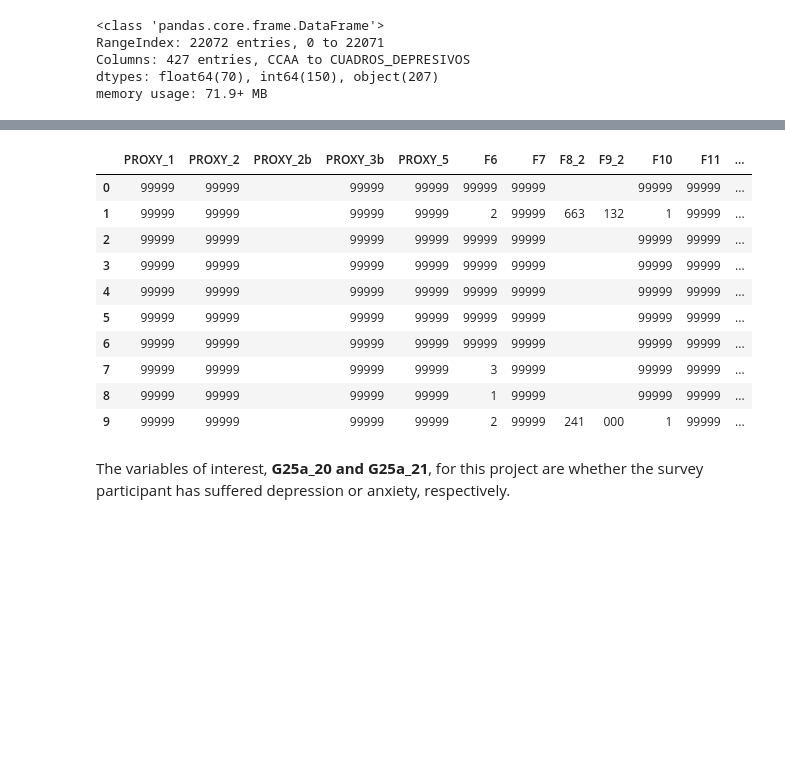
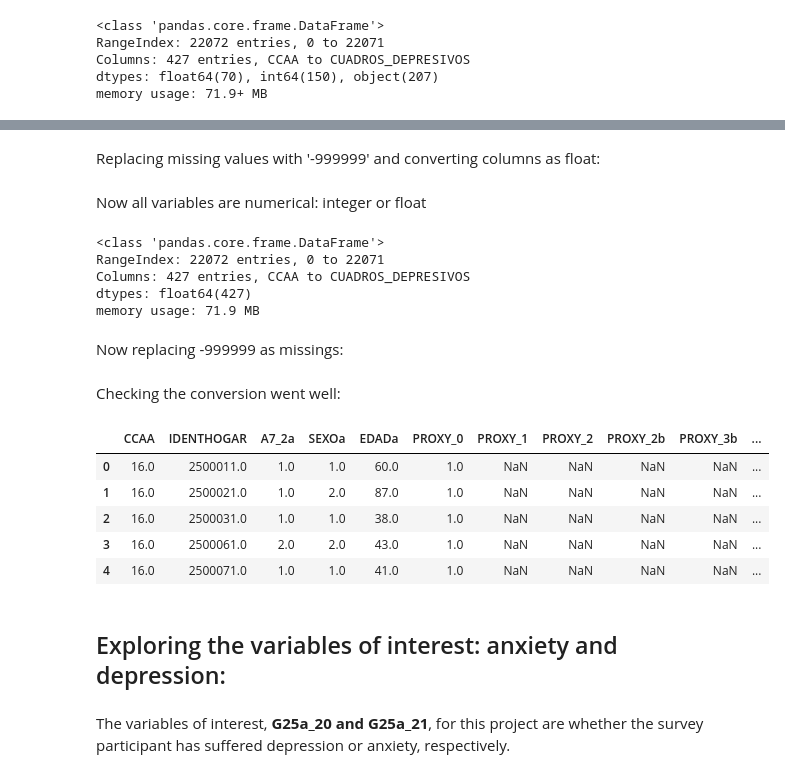
Before and after one commit to linama2593/mental_health_spain, a Jupyter notebook: src/recogida_datos.ipynb, the cells around one changed output, grey strips where cells are left out. Cells and saved outputs as stored; diff of their text form; code cells hidden in the pictures; blank space fills up the shorter version.

Commit message:
dep variable

```diff
--- a/src/recogida_datos.ipynb
+++ b/src/recogida_datos.ipynb
@@ -119,19 +117,34 @@ df.head(10)
-# %%
-df_object = df.select_dtypes(include=['object'])
-df_object.replace(' ', '99999', inplace=True)
-df_object.head(10)
-# %% [output]
-|  | PROXY_1 | PROXY_2 | PROXY_2b | PROXY_3b | PROXY_5 | F6 | F7 | F8_2 | F9_2 | F10 | F11 | ... |
-| 0 | 99999 | 99999 |  | 99999 | 99999 | 99999 | 99999 |  |  | 99999 | 99999 | ... |
-| 1 | 99999 | 99999 |  | 99999 | 99999 | 2 | 99999 | 663 | 132 | 1 | 99999 | ... |
-| 2 | 99999 | 99999 |  | 99999 | 99999 | 99999 | 99999 |  |  | 99999 | 99999 | ... |
-| 3 | 99999 | 99999 |  | 99999 | 99999 | 99999 | 99999 |  |  | 99999 | 99999 | ... |
-| 4 | 99999 | 99999 |  | 99999 | 99999 | 99999 | 99999 |  |  | 99999 | 99999 | ... |
-| 5 | 99999 | 99999 |  | 99999 | 99999 | 99999 | 99999 |  |  | 99999 | 99999 | ... |
-| 6 | 99999 | 99999 |  | 99999 | 99999 | 99999 | 99999 |  |  | 99999 | 99999 | ... |
-| 7 | 99999 | 99999 |  | 99999 | 99999 | 3 | 99999 |  |  | 99999 | 99999 | ... |
-| 8 | 99999 | 99999 |  | 99999 | 99999 | 1 | 99999 |  |  | 99999 | 99999 | ... |
-| 9 | 99999 | 99999 |  | 99999 | 99999 | 2 | 99999 | 241 | 000 | 1 | 99999 | ... |
+# %% [markdown]
+Replacing missing values with '-999999' and converting columns as float:
+# %%
+df = df.fillna(-999999).astype(float)
+# %% [markdown]
+Now all variables are numerical: integer or float
+# %%
+df.info()
+# %% [output]
+<class 'pandas.core.frame.DataFrame'>
+RangeIndex: 22072 entries, 0 to 22071
+Columns: 427 entries, CCAA to CUADROS_DEPRESIVOS
+dtypes: float64(427)
+memory usage: 71.9 MB
+# %% [markdown]
+Now replacing -999999 as missings:
+# %%
+df.replace(-999999 , np.nan, regex=True, inplace=True)
+# %% [markdown]
+Checking the conversion went well:
+# %%
+df.head(5)
+# %% [output]
+|  | CCAA | IDENTHOGAR | A7_2a | SEXOa | EDADa | PROXY_0 | PROXY_1 | PROXY_2 | PROXY_2b | PROXY_3b | ... |
+| 0 | 16.0 | 2500011.0 | 1.0 | 1.0 | 60.0 | 1.0 | NaN | NaN | NaN | NaN | ... |
+| 1 | 16.0 | 2500021.0 | 1.0 | 2.0 | 87.0 | 1.0 | NaN | NaN | NaN | NaN | ... |
+| 2 | 16.0 | 2500031.0 | 1.0 | 1.0 | 38.0 | 1.0 | NaN | NaN | NaN | NaN | ... |
+| 3 | 16.0 | 2500061.0 | 2.0 | 2.0 | 43.0 | 1.0 | NaN | NaN | NaN | NaN | ... |
+| 4 | 16.0 | 2500071.0 | 1.0 | 1.0 | 41.0 | 1.0 | NaN | NaN | NaN | NaN | ... |
+# %% [markdown]
+## Exploring the variables of interest: anxiety and depression:
 # %% [markdown]
 The variables of interest, **G25a_20 and G25a_21**, for this project are whether the survey participant has suffered depression or anxiety, respectively.
 # %%
```
Also changed, not shown: parts of 12 cells of this notebook.
